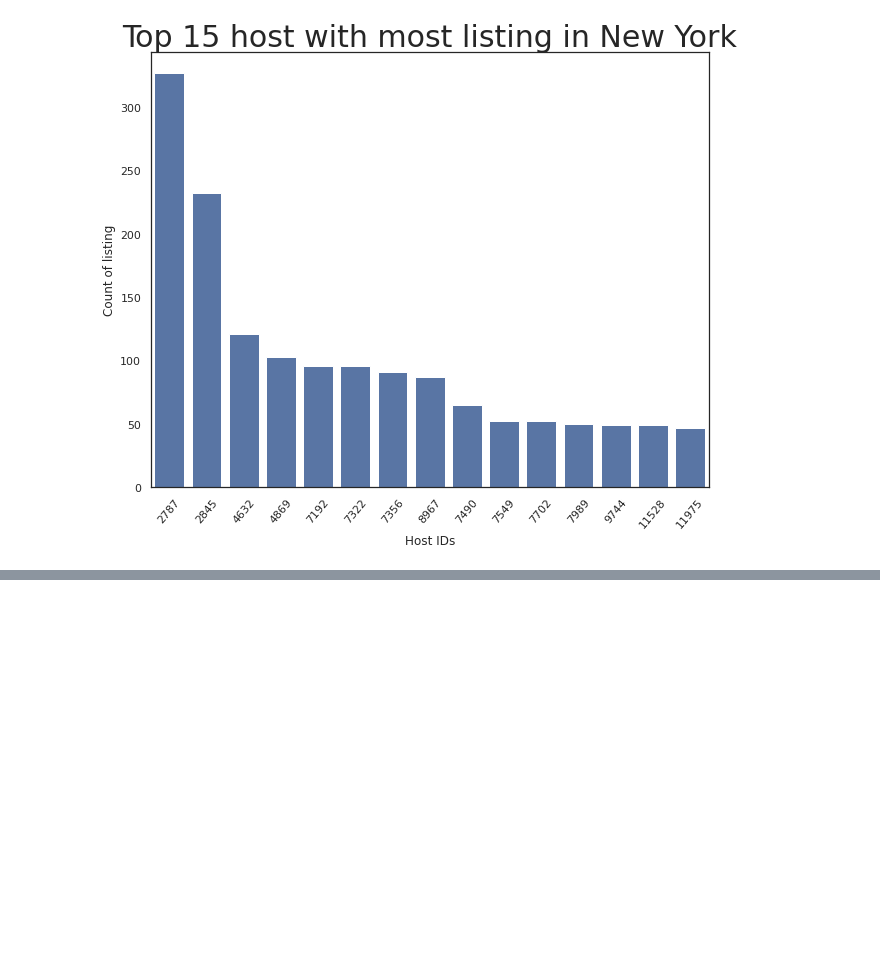
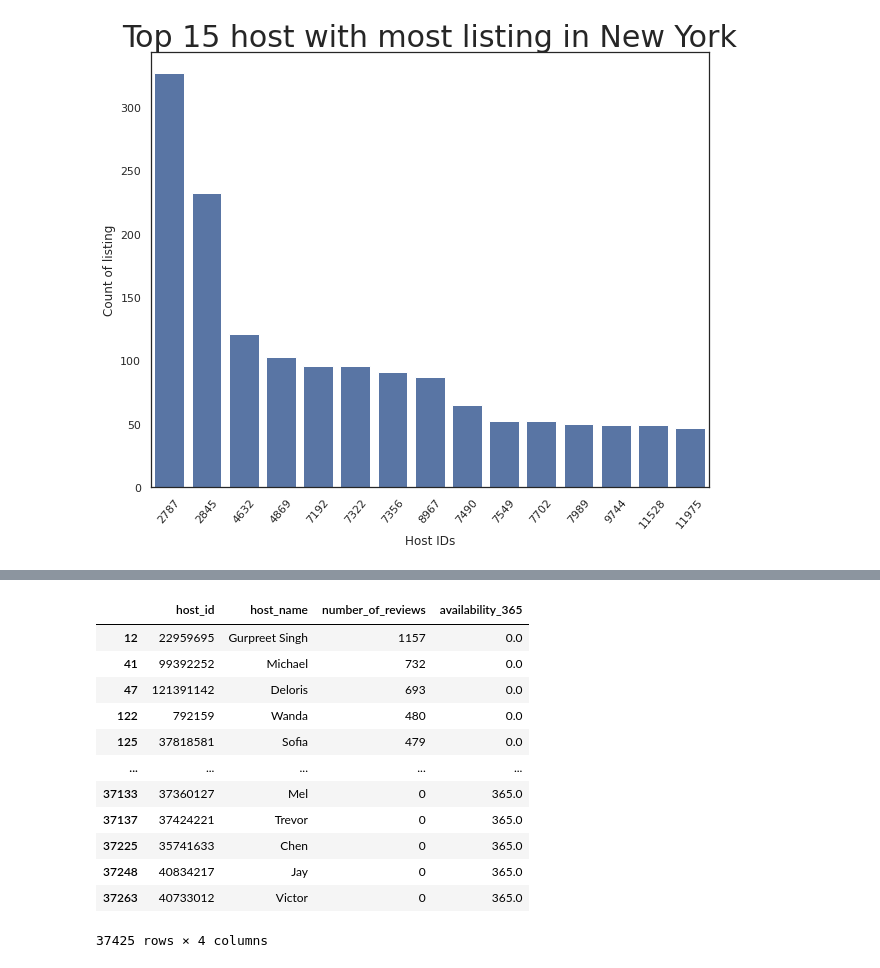
Before and after one commit to vanshansh19/Airbnb-Bookings-Analysis, a Jupyter notebook: EDA_Capstone_Project_1.ipynb, the cells around one changed output, grey strips where cells are left out. Drawn from its saved outputs; the diff is of its cells as text; code cells hidden in the pictures; blank space fills up the shorter version.

```diff
--- a/EDA_Capstone_Project_1.ipynb
+++ b/EDA_Capstone_Project_1.ipynb
@@ -460,0 +499,18 @@ viz_bar.set_xticklabels(viz_bar.get_xticklabels(), rotation=50)
+# %%
+#merging two dataframe based on number of review and availability in a year
+popular_host_df= pd.merge(review_based_df,availability_based_df,on= ['host_id','host_name']).sort_values(['availability_365','number_of_reviews'], ascending=[True, False])
+popular_host_df
+# %% [output]
+|  | host_id | host_name | number_of_reviews | availability_365 |
+| 12 | 22959695 | Gurpreet Singh | 1157 | 0.0 |
+| 41 | 99392252 | Michael | 732 | 0.0 |
+| 47 | 121391142 | Deloris | 693 | 0.0 |
+| 122 | 792159 | Wanda | 480 | 0.0 |
+| 125 | 37818581 | Sofia | 479 | 0.0 |
+| ... | ... | ... | ... | ... |
+| 37133 | 37360127 | Mel | 0 | 365.0 |
+| 37137 | 37424221 | Trevor | 0 | 365.0 |
+| 37225 | 35741633 | Chen | 0 | 365.0 |
+| 37248 | 40834217 | Jay | 0 | 365.0 |
+| 37263 | 40733012 | Victor | 0 | 365.0 |
+37425 rows × 4 columns
```
Also changed, not shown: parts of 7 cells of this notebook.
